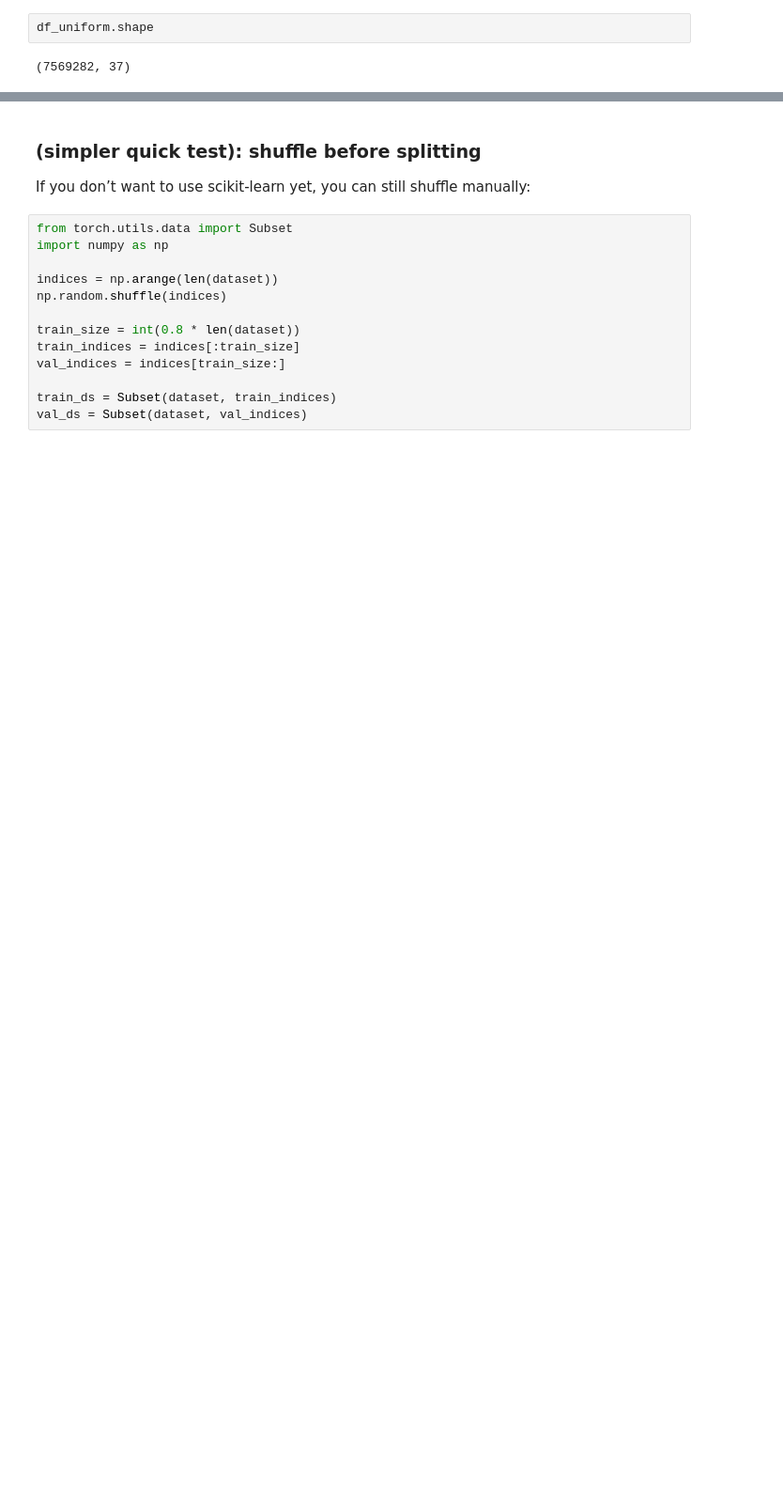
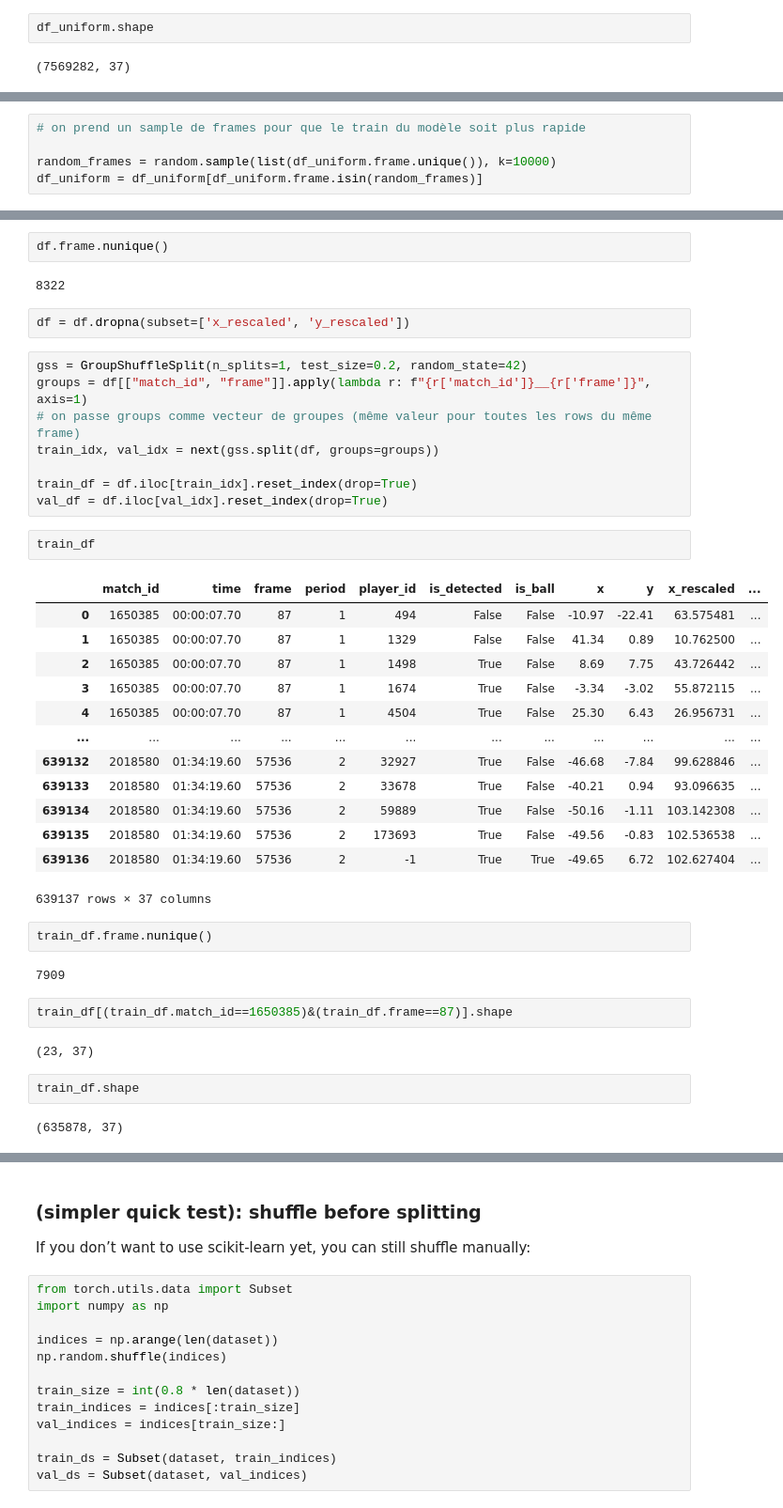
Before and after one commit to TustiWutsi/player_pitch_control_clustering, a Jupyter notebook: soccermap_training.ipynb, the cells around one changed output, grey strips where cells are left out. Shown at 94% size. Saved outputs shown, nothing was run; the diff lists cells and outputs as text; blank space fills up the shorter version.

```diff
--- a/soccermap_training.ipynb
+++ b/soccermap_training.ipynb
@@ -1575,2 +2211,7 @@ counts.value_counts()
 Name: count, dtype: int64
+# %%
+# on prend un sample de frames pour que le train du modèle soit plus rapide
+
+random_frames = random.sample(list(df_uniform.frame.unique()), k=10000)
+df_uniform = df_uniform[df_uniform.frame.isin(random_frames)]
 # %%
@@ -1656,0 +2265,42 @@ df.shape
+# %%
+df.frame.nunique()
+# %% [output]
+8322
+# %%
+df = df.dropna(subset=['x_rescaled', 'y_rescaled'])
+# %%
+gss = GroupShuffleSplit(n_splits=1, test_size=0.2, random_state=42)
+groups = df[["match_id", "frame"]].apply(lambda r: f"{r['match_id']}__{r['frame']}", axis=1)
+# on passe groups comme vecteur de groupes (même valeur pour toutes les rows du même frame)
+train_idx, val_idx = next(gss.split(df, groups=groups))
+
+train_df = df.iloc[train_idx].reset_index(drop=True)
+val_df = df.iloc[val_idx].reset_index(drop=True)
+# %%
+train_df
+# %% [output]
+|  | match_id | time | frame | period | player_id | is_detected | is_ball | x | y | x_rescaled | ... |
+| 0 | 1650385 | 00:00:07.70 | 87 | 1 | 494 | False | False | -10.97 | -22.41 | 63.575481 | ... |
+| 1 | 1650385 | 00:00:07.70 | 87 | 1 | 1329 | False | False | 41.34 | 0.89 | 10.762500 | ... |
+| 2 | 1650385 | 00:00:07.70 | 87 | 1 | 1498 | True | False | 8.69 | 7.75 | 43.726442 | ... |
+| 3 | 1650385 | 00:00:07.70 | 87 | 1 | 1674 | True | False | -3.34 | -3.02 | 55.872115 | ... |
+| 4 | 1650385 | 00:00:07.70 | 87 | 1 | 4504 | True | False | 25.30 | 6.43 | 26.956731 | ... |
+| ... | ... | ... | ... | ... | ... | ... | ... | ... | ... | ... | ... |
+| 639132 | 2018580 | 01:34:19.60 | 57536 | 2 | 32927 | True | False | -46.68 | -7.84 | 99.628846 | ... |
+| 639133 | 2018580 | 01:34:19.60 | 57536 | 2 | 33678 | True | False | -40.21 | 0.94 | 93.096635 | ... |
+| 639134 | 2018580 | 01:34:19.60 | 57536 | 2 | 59889 | True | False | -50.16 | -1.11 | 103.142308 | ... |
+| 639135 | 2018580 | 01:34:19.60 | 57536 | 2 | 173693 | True | False | -49.56 | -0.83 | 102.536538 | ... |
+| 639136 | 2018580 | 01:34:19.60 | 57536 | 2 | -1 | True | True | -49.65 | 6.72 | 102.627404 | ... |
+639137 rows × 37 columns
+# %%
+train_df.frame.nunique()
+# %% [output]
+7909
+# %%
+train_df[(train_df.match_id==1650385)&(train_df.frame==87)].shape
+# %% [output]
+(23, 37)
+# %%
+train_df.shape
+# %% [output]
+(635878, 37)
```
Also changed, not shown: parts of 52 cells of this notebook.
